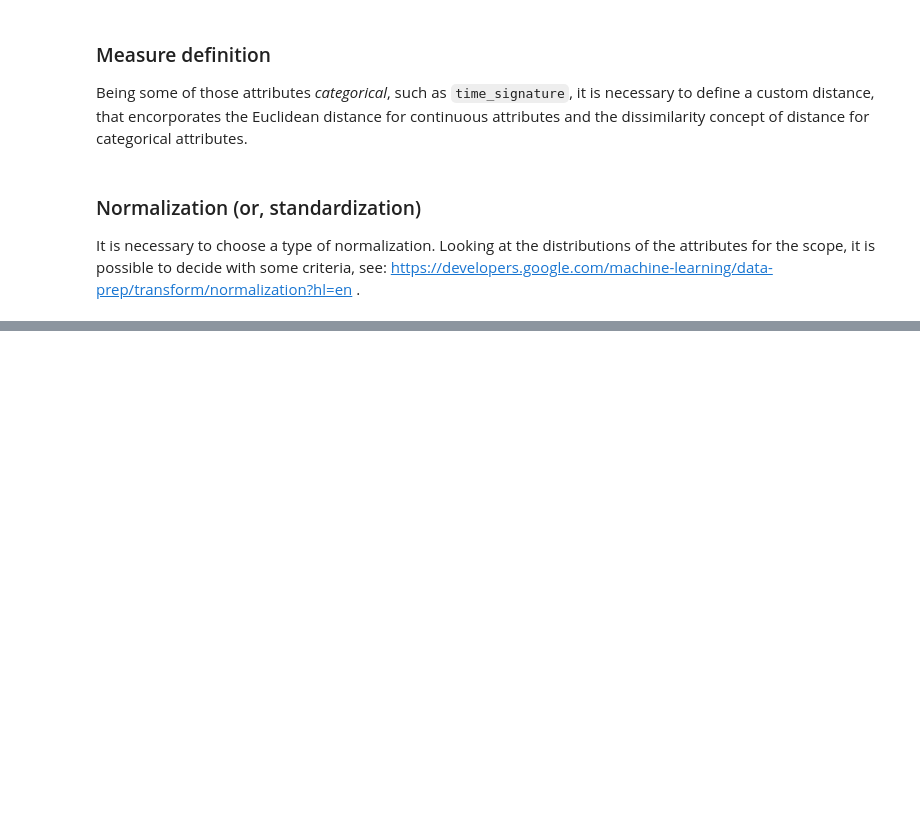
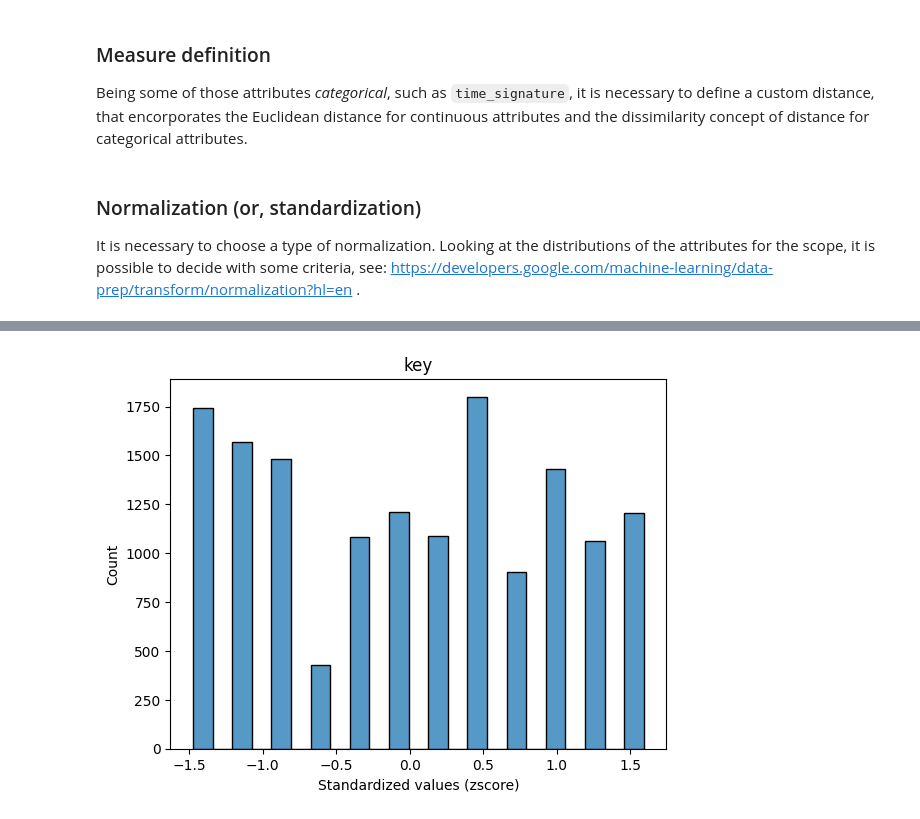
Before and after one commit to chiaratomaiuolo/Data_Mining_project, a Jupyter notebook: clustering_first_attempt1.ipynb, the cells around one changed output, grey strips where cells are left out. Saved outputs shown, nothing was run; the diff lists cells and outputs as text; code cells hidden in the pictures; blank space fills up the shorter version.

Commit message:
normalization stadium of cluster

```diff
--- a/clustering_first_attempt1.ipynb
+++ b/clustering_first_attempt1.ipynb
@@ -146,0 +159,6 @@ plt.show()
+# %%
+X = dfc.values
+y = np.array(df['genre'])
+y_map = genre_map
+#y_mapped = pd.DataFrame(y).iloc[:,0].map(y_map)
+dfc.head()
@@ -146,0 +172,14 @@ plt.show()
+# %%
+#performing z-score normalization
+scaler = StandardScaler()
+scaler.fit(X)
+X_scal = scaler.transform(X)
+# %%
+#just for check, plotting one of the attributes after normalization
+i = 1
+sns.histplot(X_scal[:,i])
+plt.title(dfc.columns[i])
+plt.xlabel("Standardized values (zscore)")
+plt.show()
+# %% [output]
+[figure, added]
```
Also changed, not shown: parts of 11 cells of this notebook.
